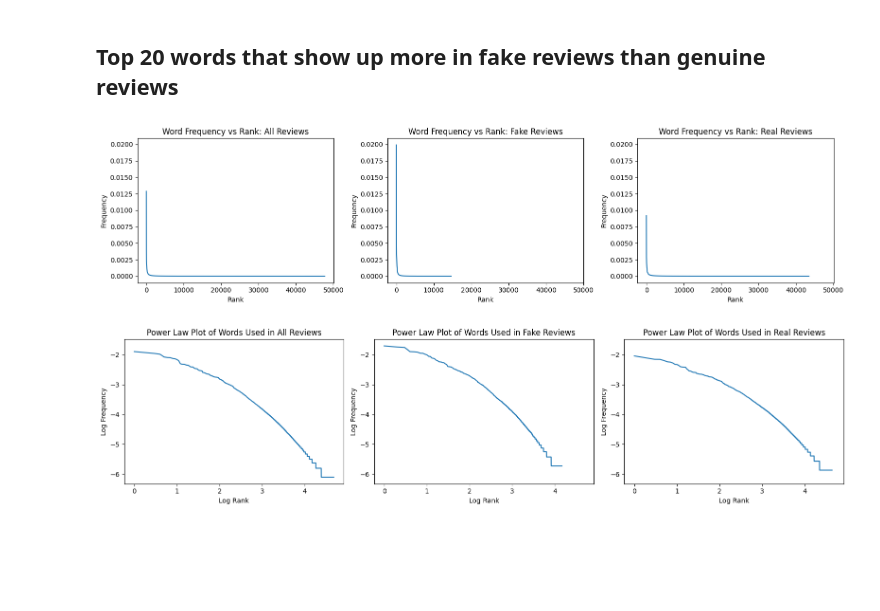
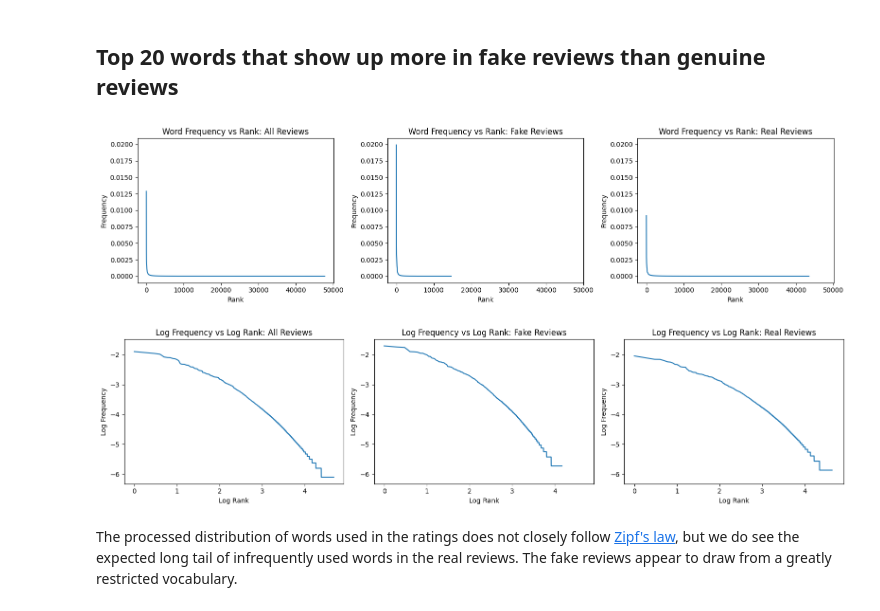
Before and after one commit to cpoethes/109b-group-44-fake-reviews, a Jupyter notebook: src/notebooks/1_eda.ipynb, the cells around one changed output. Saved outputs shown, nothing was run; the diff lists cells and outputs as text; code cells hidden in the pictures; blank space fills up the shorter version.

```diff
--- a/src/notebooks/1_eda.ipynb
+++ b/src/notebooks/1_eda.ipynb
@@ -441,41 +441,6 @@ top_fake_words = word_freq_diff.most_common(20)
 print("Top 20 words that show up more in Fake Reviews:")
 for i, (word, freq_diff) in enumerate(top_fake_words, 1):
     print(f"{i}. {word}: {freq_diff} times more common in fake reviews")
-# %%
-# Use spaCy to analyze the review text and give initial ratings distributions
-
-# Load the English language model
-nlp = spacy.load("en_core_web_sm")
-
-# Preprocess text data to handle float values
-text_data = [str(text) for text in df['text_']]
-
-# Iterate through each review text and analyze using spaCy
-review_ratings = []
-for text in text_data:
-    doc = nlp(text)
-    # assume some random initial rating based on the length of the text
-    review_ratings.append(len(doc) / 100)
-
-# Add the calculated ratings to the DataFrame
-df['initial_rating'] = review_ratings
-
-# Display the DataFrame with the initial ratings
-print(df[['text_', 'initial_rating']].head())
-# %%
-# Iterate through each review text and analyze using spaCy
-review_ratings = []
-for text in text_data:
-    doc = nlp(text)
-    # Calculate initial rating based on the presence of top 15 most common words
-    rating = sum(1 for token in doc if token.text.lower() in top_15_words) / len(top_15_words)
-    review_ratings.append(rating)
-
-# Add the calculated ratings to the DataFrame
-df['initial_rating'] = review_ratings
-
-# Display the DataFrame with the initial ratings
-print(df[['text_', 'initial_rating']].head())
 # %%
 # Generate plots of word frequency vs. rank
 
@@ -548,34 +513,36 @@ ymx = np.log(max(word_counts.max() / word_counts.sum(), cg_word_counts.max() / c
 ymn = np.log(min(word_counts.min() / word_counts.sum(), cg_word_counts.min() / cg_word_counts.sum(), or_word_counts.min() / or_word_counts.sum())) / np.log(10)
 
 yd = ymx - ymn
 
 ymax = ymx + yd * 0.05
 ymin = ymn - yd * 0.05
 
 
 axs[0].plot(np.log(range(1, nwords + 1)) / np.log(10), np.log(word_counts / word_counts.sum()) / np.log(10))
-axs[0].set_title("Power Law Plot of Words Used in All Reviews")
+axs[0].set_title("Log Frequency vs Log Rank: All Reviews")
 axs[0].set_xlabel("Log Rank")
 axs[0].set_ylabel("Log Frequency")
 axs[0].set_xlim((xmin, xmax))
 axs[0].set_ylim((ymin, ymax))
 
 
 axs[1].plot(np.log(range(1, cg_nwords + 1)) / np.log(10), np.log(cg_word_counts / cg_word_counts.sum()) / np.log(10))
-axs[1].set_title("Power Law Plot of Words Used in Fake Reviews")
+axs[1].set_title("Log Frequency vs Log Rank: Fake Reviews")
 axs[1].set_xlabel("Log Rank")
 axs[1].set_ylabel("Log Frequency")
 axs[1].set_xlim((xmin, xmax))
 axs[1].set_ylim((ymin, ymax))
 
 axs[2].plot(np.log(range(1, or_nwords + 1)) / np.log(10), np.log(or_word_counts / or_word_counts.sum()) / np.log(10))
-axs[2].set_title("Power Law Plot of Words Used in Real Reviews")
+axs[2].set_title("Log Frequency vs Log Rank: Real Reviews")
 axs[2].set_xlabel("Log Rank")
 axs[2].set_ylabel("Log Frequency")
 axs[2].set_xlim((xmin, xmax))
 axs[2].set_ylim((ymin, ymax))
 
 plt.tight_layout()
 # %% [output]
 [figure]
-[figure, old version]
+[figure, new version]
+# %% [markdown]
+The processed distribution of words used in the ratings does not closely follow <a href="https://www.ncbi.nlm.nih.gov/pmc/articles/PMC4176592/">Zipf's law</a>, but we do see the expected long tail of infrequently used words in the real reviews. The fake reviews appear to draw from a greatly restricted vocabulary.
```
Also changed, not shown: parts of 7 cells of this notebook.
